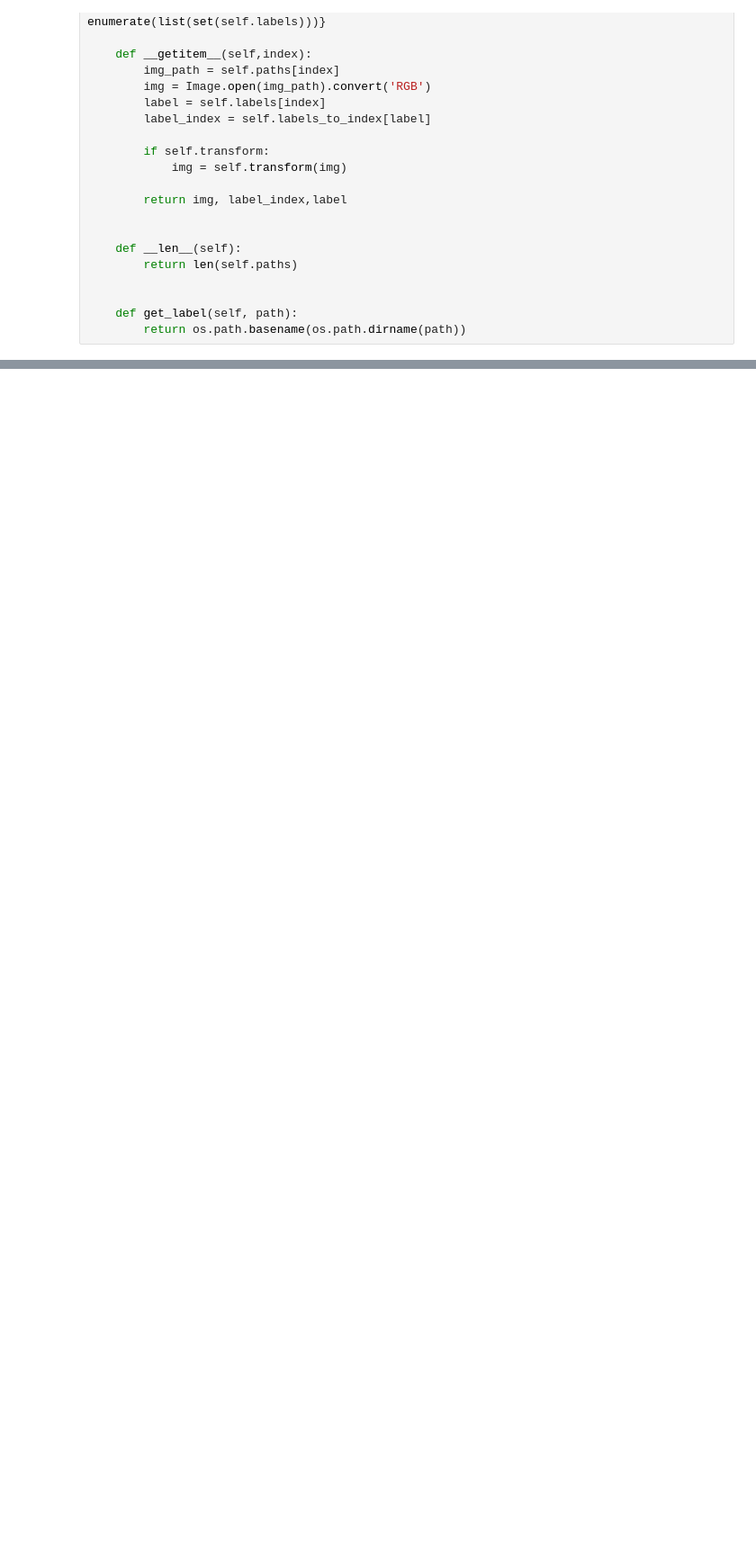
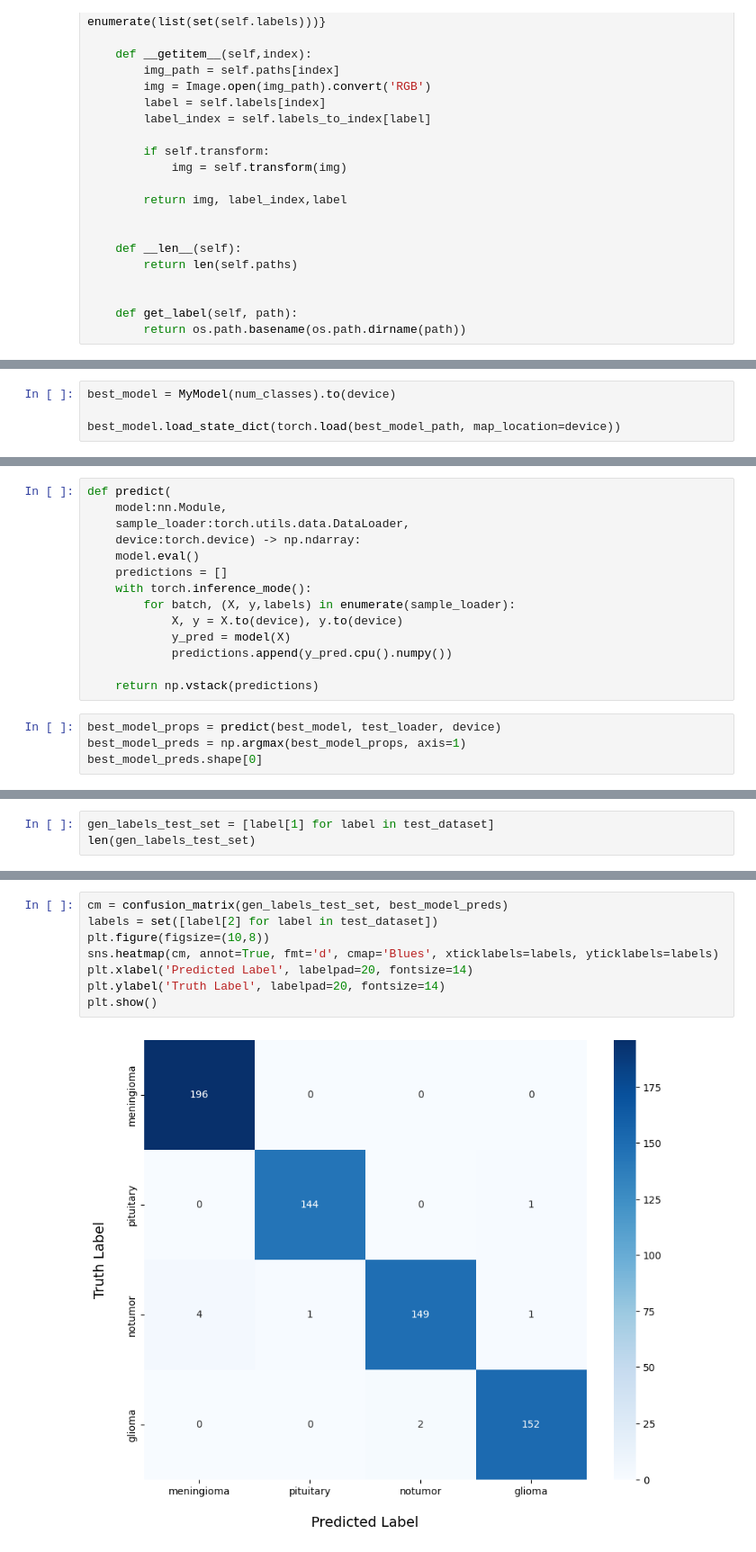
Before and after one commit to phuongth1910/FL-NH, a Jupyter notebook: kaggle.ipynb, the cells around one changed output, grey strips where cells are left out. Shown at 90% size. Cells and saved outputs as stored; diff of their text form; blank space fills up the shorter version.

```diff
--- a/kaggle.ipynb
+++ b/kaggle.ipynb
@@ -187,0 +294,4 @@ MyModel(
+# %%
+best_model = MyModel(num_classes).to(device)
+
+best_model.load_state_dict(torch.load(best_model_path, map_location=device))
@@ -187,0 +300,18 @@ MyModel(
+# %%
+def predict(
+    model:nn.Module,
+    sample_loader:torch.utils.data.DataLoader,
+    device:torch.device) -> np.ndarray:
+    model.eval()
+    predictions = []
+    with torch.inference_mode():
+        for batch, (X, y,labels) in enumerate(sample_loader):
+            X, y = X.to(device), y.to(device)
+            y_pred = model(X)
+            predictions.append(y_pred.cpu().numpy())
+
+    return np.vstack(predictions)
+# %%
+best_model_props = predict(best_model, test_loader, device)
+best_model_preds = np.argmax(best_model_props, axis=1)
+best_model_preds.shape[0]
@@ -187,0 +320,3 @@ MyModel(
+# %%
+gen_labels_test_set = [label[1] for label in test_dataset]
+len(gen_labels_test_set)
@@ -187,0 +329,10 @@ MyModel(
+# %%
+cm = confusion_matrix(gen_labels_test_set, best_model_preds)
+labels = set([label[2] for label in test_dataset])
+plt.figure(figsize=(10,8))
+sns.heatmap(cm, annot=True, fmt='d', cmap='Blues', xticklabels=labels, yticklabels=labels)
+plt.xlabel('Predicted Label', labelpad=20, fontsize=14)
+plt.ylabel('Truth Label', labelpad=20, fontsize=14)
+plt.show()
+# %% [output]
+[figure, added]
```
Also changed, not shown: parts of 20 cells of this notebook, 14 other files.
